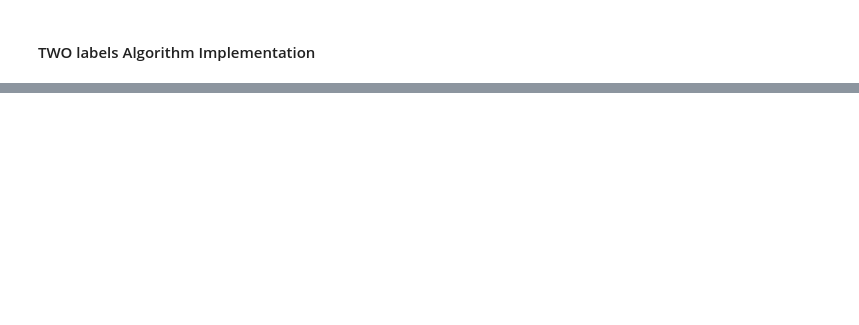
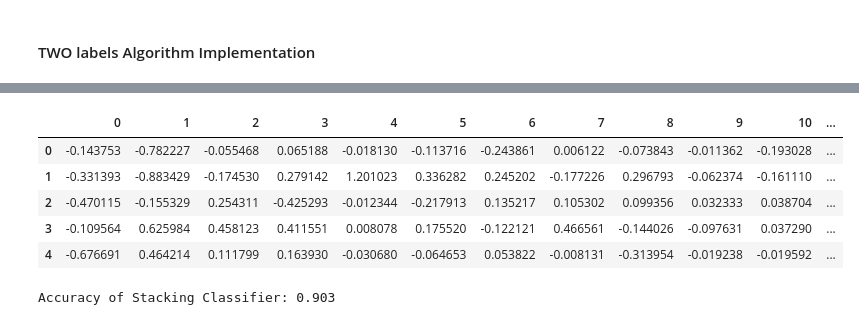
Before and after one commit to gadhikaritxstate/Security-project, a Jupyter notebook: algo_implement.ipynb, the cells around one changed output, grey strips where cells are left out. Saved outputs shown, nothing was run; the diff lists cells and outputs as text; code cells hidden in the pictures; blank space fills up the shorter version.

```diff
--- a/algo_implement.ipynb
+++ b/algo_implement.ipynb
@@ -584,0 +804,9 @@ Accuracy of Stacking Classifier: 0.992
+# %%
+pca_df.head()
+# %% [output]
+|  | 0 | 1 | 2 | 3 | 4 | 5 | 6 | 7 | 8 | 9 | 10 | ... |
+| 0 | -0.143753 | -0.782227 | -0.055468 | 0.065188 | -0.018130 | -0.113716 | -0.243861 | 0.006122 | -0.073843 | -0.011362 | -0.193028 | ... |
+| 1 | -0.331393 | -0.883429 | -0.174530 | 0.279142 | 1.201023 | 0.336282 | 0.245202 | -0.177226 | 0.296793 | -0.062374 | -0.161110 | ... |
+| 2 | -0.470115 | -0.155329 | 0.254311 | -0.425293 | -0.012344 | -0.217913 | 0.135217 | 0.105302 | 0.099356 | 0.032333 | 0.038704 | ... |
+| 3 | -0.109564 | 0.625984 | 0.458123 | 0.411551 | 0.008078 | 0.175520 | -0.122121 | 0.466561 | -0.144026 | -0.097631 | 0.037290 | ... |
+| 4 | -0.676691 | 0.464214 | 0.111799 | 0.163930 | -0.030680 | -0.064653 | 0.053822 | -0.008131 | -0.313954 | -0.019238 | -0.019592 | ... |
@@ -584,0 +820,18 @@ Accuracy of Stacking Classifier: 0.992
+# %%
+
+base_models = [
+    ('xgboost', xgb.XGBClassifier()),
+    ('lightgbm', lgb.LGBMClassifier()),
+    ('adaboost', AdaBoostClassifier()),
+    ('logistic', LogisticRegression()),
+    ('naive_bayes', MultinomialNB())
+]
+meta_model = LogisticRegression()
+stacking_classifier = StackingClassifier(estimators=base_models, final_estimator=meta_model)
+stacking_classifier.fit(X_train, y_train)
+y_predict_stacking = stacking_classifier.predict(X_test)
+stacking_accuracy = accuracy_score(y_test, y_predict_stacking)
+
+print('Accuracy of Stacking Classifier: ' + str(stacking_accuracy))
+# %% [output]
+Accuracy of Stacking Classifier: 0.903
```
Also changed, not shown: parts of 41 cells of this notebook, 1 other file.
